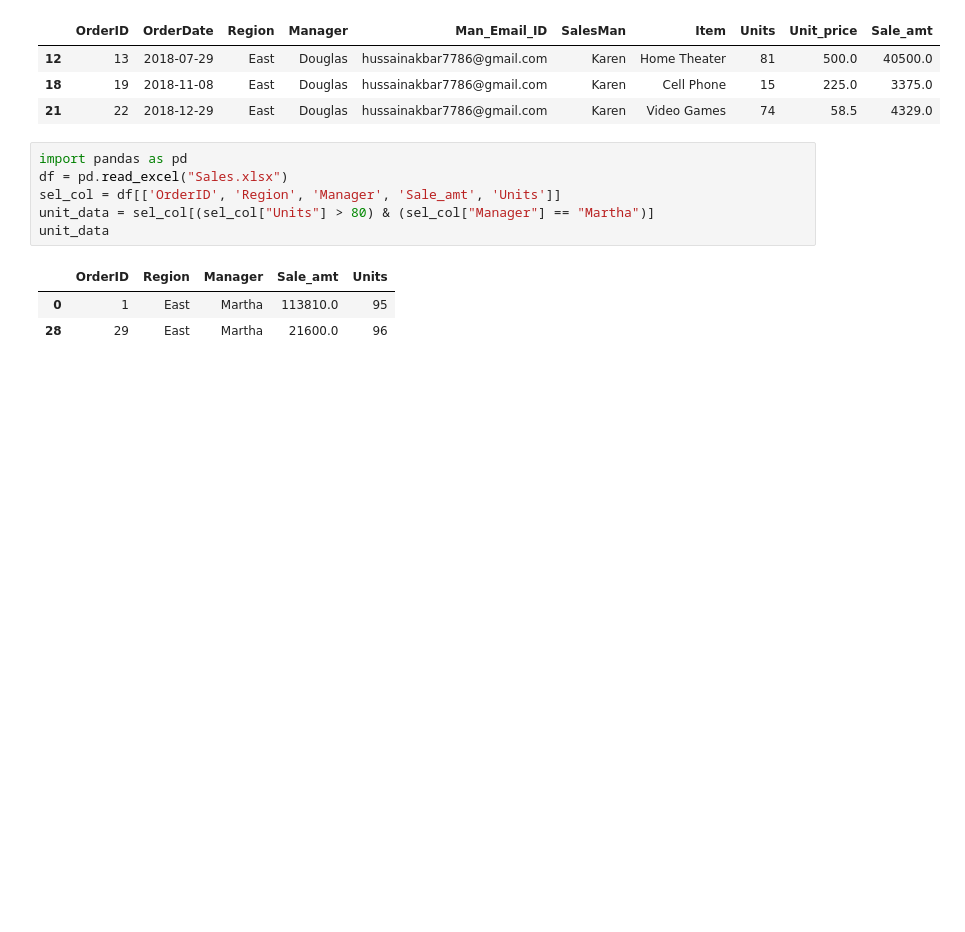
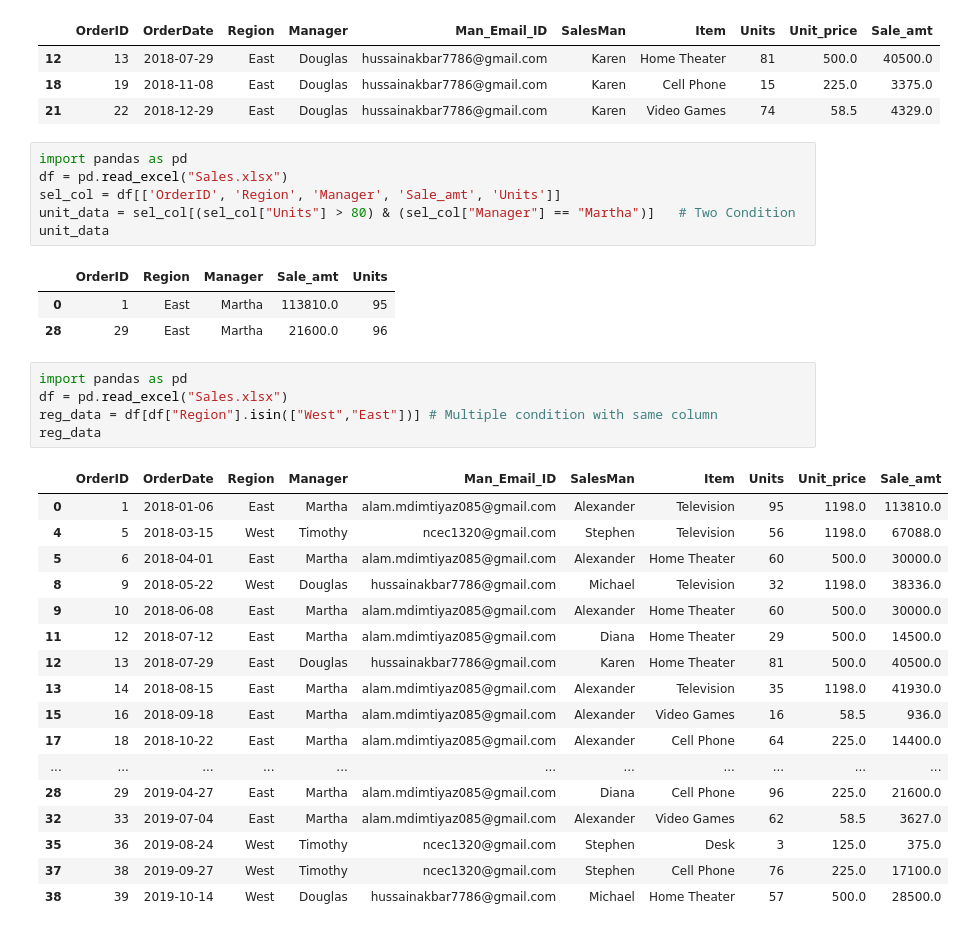
Before and after one commit to Faizan011-LTIM/Pandas-Python, a Jupyter notebook: Pandas.ipynb, the cells around one changed output. Drawn from its saved outputs; the diff is of its cells as text; blank space fills up the shorter version.

```diff
--- a/Pandas.ipynb
+++ b/Pandas.ipynb
@@ -161,9 +161,32 @@ east_data
 import pandas as pd
 df = pd.read_excel("Sales.xlsx")
 sel_col = df[['OrderID', 'Region', 'Manager', 'Sale_amt', 'Units']]
-unit_data = sel_col[(sel_col["Units"] > 80) & (sel_col["Manager"] == "Martha")]
+unit_data = sel_col[(sel_col["Units"] > 80) & (sel_col["Manager"] == "Martha")]   # Two Condition
 unit_data
 # %% [output]
 |  | OrderID | Region | Manager | Sale_amt | Units |
 | 0 | 1 | East | Martha | 113810.0 | 95 |
 | 28 | 29 | East | Martha | 21600.0 | 96 |
+# %%
+import pandas as pd
+df = pd.read_excel("Sales.xlsx")
+reg_data = df[df["Region"].isin(["West","East"])] # Multiple condition with same column
+reg_data
+# %% [output]
+|  | OrderID | OrderDate | Region | Manager | Man_Email_ID | SalesMan | Item | Units | Unit_price | Sale_amt |
+| 0 | 1 | 2018-01-06 | East | Martha | alam.mdimtiyaz085@gmail.com | Alexander | Television | 95 | 1198.0 | 113810.0 |
+| 4 | 5 | 2018-03-15 | West | Timothy | ncec1320@gmail.com | Stephen | Television | 56 | 1198.0 | 67088.0 |
+| 5 | 6 | 2018-04-01 | East | Martha | alam.mdimtiyaz085@gmail.com | Alexander | Home Theater | 60 | 500.0 | 30000.0 |
+| 8 | 9 | 2018-05-22 | West | Douglas | hussainakbar7786@gmail.com | Michael | Television | 32 | 1198.0 | 38336.0 |
+| 9 | 10 | 2018-06-08 | East | Martha | alam.mdimtiyaz085@gmail.com | Alexander | Home Theater | 60 | 500.0 | 30000.0 |
+| 11 | 12 | 2018-07-12 | East | Martha | alam.mdimtiyaz085@gmail.com | Diana | Home Theater | 29 | 500.0 | 14500.0 |
+| 12 | 13 | 2018-07-29 | East | Douglas | hussainakbar7786@gmail.com | Karen | Home Theater | 81 | 500.0 | 40500.0 |
+| 13 | 14 | 2018-08-15 | East | Martha | alam.mdimtiyaz085@gmail.com | Alexander | Television | 35 | 1198.0 | 41930.0 |
+| 15 | 16 | 2018-09-18 | East | Martha | alam.mdimtiyaz085@gmail.com | Alexander | Video Games | 16 | 58.5 | 936.0 |
+| 17 | 18 | 2018-10-22 | East | Martha | alam.mdimtiyaz085@gmail.com | Alexander | Cell Phone | 64 | 225.0 | 14400.0 |
+| ... | ... | ... | ... | ... | ... | ... | ... | ... | ... | ... |
+| 28 | 29 | 2019-04-27 | East | Martha | alam.mdimtiyaz085@gmail.com | Diana | Cell Phone | 96 | 225.0 | 21600.0 |
+| 32 | 33 | 2019-07-04 | East | Martha | alam.mdimtiyaz085@gmail.com | Alexander | Video Games | 62 | 58.5 | 3627.0 |
+| 35 | 36 | 2019-08-24 | West | Timothy | ncec1320@gmail.com | Stephen | Desk | 3 | 125.0 | 375.0 |
+| 37 | 38 | 2019-09-27 | West | Timothy | ncec1320@gmail.com | Stephen | Cell Phone | 76 | 225.0 | 17100.0 |
+| 38 | 39 | 2019-10-14 | West | Douglas | hussainakbar7786@gmail.com | Michael | Home Theater | 57 | 500.0 | 28500.0 |
```
